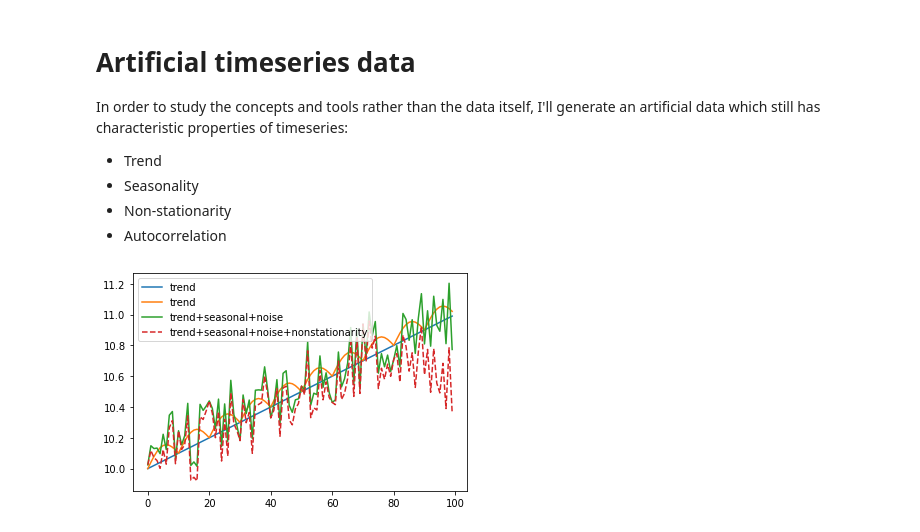
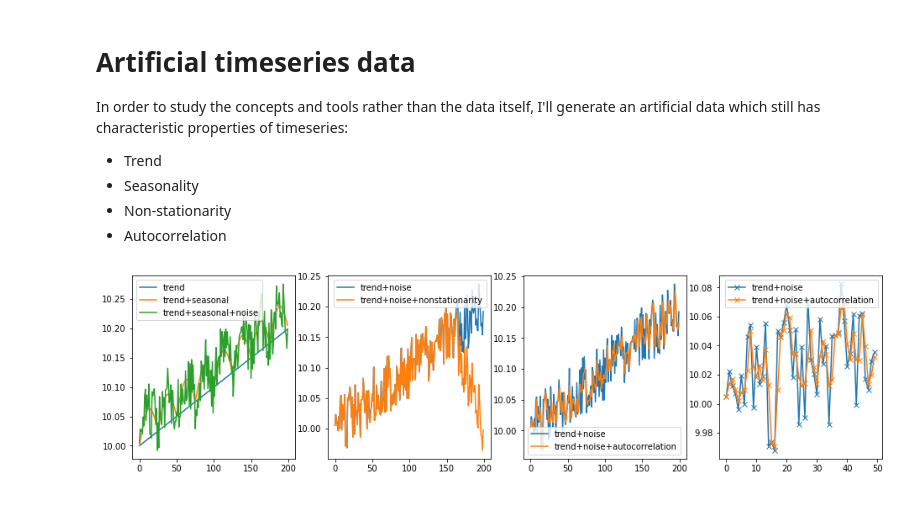
Before and after one commit to vivecalindahl/timeseries-prediction, a Jupyter notebook: timeseries-forecasting.ipynb, the cells around one changed output. Drawn from its saved outputs; the diff is of its cells as text; code cells hidden in the pictures.

```diff
--- a/timeseries-forecasting.ipynb
+++ b/timeseries-forecasting.ipynb
@@ -50,14 +51,42 @@ def sin_pattern(fraction, k=1, amplitude=0.1):
 # %%
-def seasonal(times, period=10):
+def seasonal(times, period=25, amplitude=0.5, pattern=sin_pattern):
     fractions = (times % period)/period
-    return sin_pattern(fractions)
+    return pattern(fractions)*amplitude
-# %%
-fmt='-'
-plt.plot(times, trend(times), fmt, label='trend')
-plt.plot(times, trend(times)+seasonal(times), fmt, label='trend')
-plt.plot(times, trend(times)+seasonal(times)+noise(times), fmt,  label='trend+seasonal+noise')
-tail = 20
-plt.plot(times, trend(times)+noise(times)+nonstationarity(times), '--', label='trend+seasonal+noise+nonstationarity')
-plt.legend();
-# %% [output]
-[figure, removed]
+# %%
+def nonstationarity(times, tail_fraction=0.2, slope=-0.005):
+    """Add trend to tail of series."""
+    x = np.zeros(times.shape)
+    tail = int(len(times)*tail_fraction)
+    x[-tail:]  = trend(times, slope=slope, start=0)[:tail]
+    return x
+# %%
+times = np.arange(200)
+
+fig, axes = plt.subplots(1, 4, figsize=(4*4,4))
+axes = axes.ravel()
+
+fmt='-'
+ax = axes[0]
+ax.plot(times, trend(times), fmt, label='trend')
+ax.plot(times, trend(times)+seasonal(times), fmt, label='trend+seasonal')
+ax.plot(times, trend(times)+seasonal(times)+noise(times), fmt,  label='trend+seasonal+noise')
+ax.legend()
+
+ax = axes[1]
+ax.plot(times, trend(times)+noise(times), fmt, label='trend+noise')
+ax.plot(times, trend(times)+noise(times)+nonstationarity(times), fmt, label='trend+noise+nonstationarity')
+ax.legend()
+
+ax = axes[2]
+ax.plot(times, trend(times)+noise(times), fmt, label='trend+noise')
+ax.plot(times, autocorrelation(trend(times)+noise(times)), fmt, label='trend+noise+autocorrelation')
+ax.legend()
+
+s=slice(0,50)
+ax = axes[3]
+fmt='-x'
+ax.plot(times[s], (trend(times)+noise(times))[s], fmt, label='trend+noise')
+ax.plot(times[s], autocorrelation(trend(times)+noise(times))[s], fmt, label='trend+noise+autocorrelation')
+ax.legend();
+# %% [output]
+[figure, added]
```
Also changed, not shown: parts of 37 cells of this notebook.
